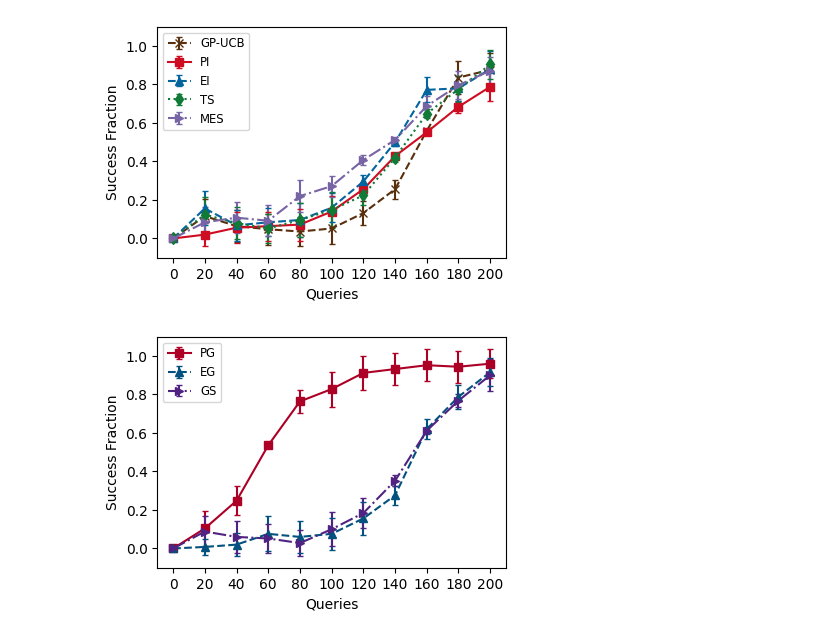
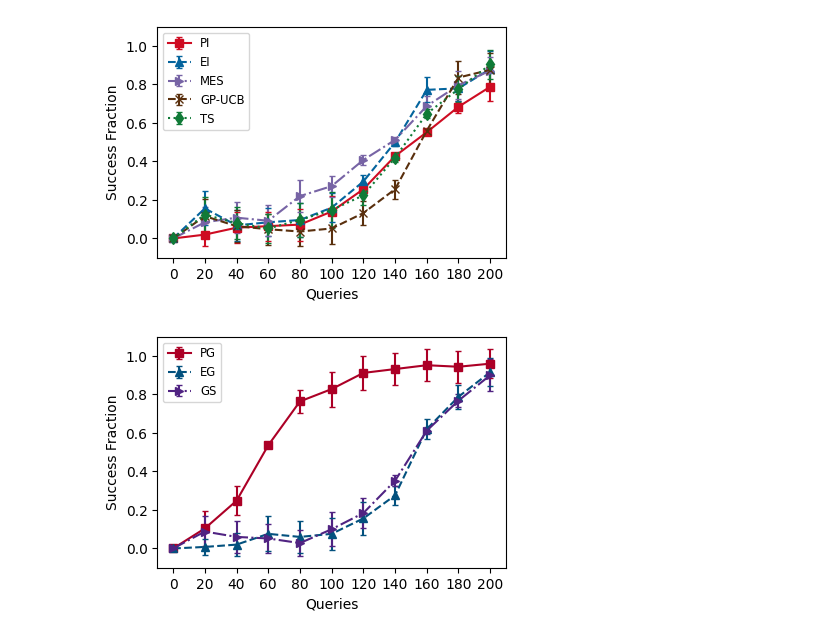
Before and after one commit to caitree/GoodAction, a Jupyter notebook: plot.ipynb, the cells around one changed output. Saved outputs shown, nothing was run; the diff lists cells and outputs as text; code cells hidden in the pictures.

```diff
--- a/plot.ipynb
+++ b/plot.ipynb
@@ -137,9 +137,9 @@ def plot(func, noisy, acq_list, eps, loc='lower right'):
     plt.show()
     # fig.savefig(base_dir + '\\%s.pdf'%(func), bbox_inches='tight')
 # %%
-plot('keane', True, ['gpucb','pi','ei','ts','mes'], '0.85', 'upper left')
+plot('keane', True, ['pi','ei','mes','gpucb','ts'], '0.85', 'upper left')
 # %% [output]
-[figure, old version]
+[figure, new version]
 # %%
 plot('keane', True, ['pg','eg','gs'], '0.85','upper left')
 # %% [output]
```
Also changed, not shown: parts of 2 cells of this notebook, 1 other file.
